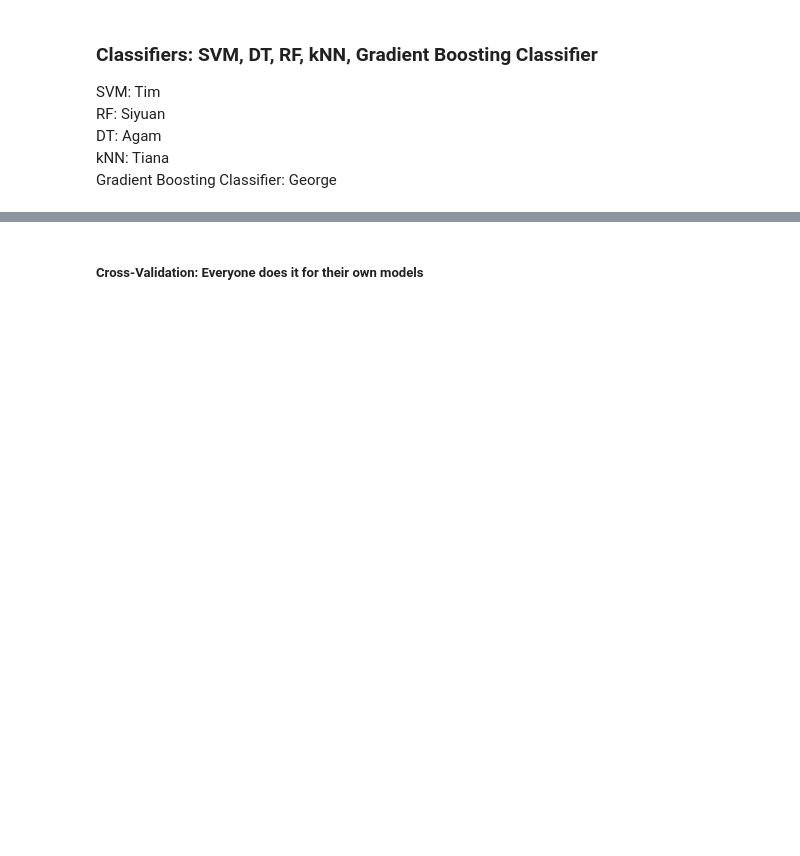
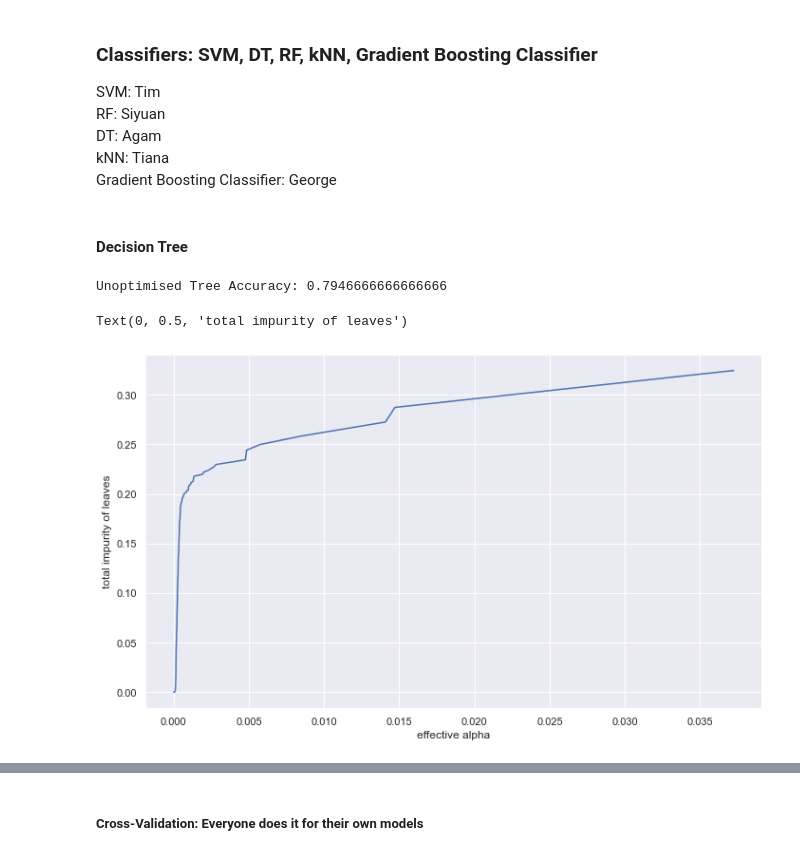
Before and after one commit to AML-final-course-project/SMM284, a Jupyter notebook: customer_churn.ipynb, the cells around one changed output, grey strips where cells are left out. Saved outputs shown, nothing was run; the diff lists cells and outputs as text; code cells hidden in the pictures; blank space fills up the shorter version.

Commit message:
Decision Tree

```diff
--- a/customer_churn.ipynb
+++ b/customer_churn.ipynb
@@ -501,3 +520,26 @@ RF: Siyuan\
 DT: Agam\
 kNN: Tiana\
 Gradient Boosting Classifier: George
+# %% [markdown]
+#### Decision Tree
+# %%
+# first lets at an unpotimised tree
+clf = DecisionTreeClassifier(random_state=0)
+clf.fit(X_train, Y_train)
+print('Unoptimised Tree Accuracy:', accuracy_score(Y_valid, clf.predict(X_valid)))
+# %% [output]
+Unoptimised Tree Accuracy: 0.7946666666666666
+# %%
+clf=DecisionTreeClassifier(random_state=0)
+path = clf.cost_complexity_pruning_path(X_train, Y_train) #computing the alpha and corresponding impurities
+ccp_alphas, impurities = path.ccp_alphas, path.impurities
+plt.figure(figsize=(10, 6))
+plt.plot(ccp_alphas, impurities)
+plt.xlabel("effective alpha")
+plt.ylabel("total impurity of leaves")
+#As alpha increases, so does the impurity of the leaves. The graph shows different values of alpha and the corresponding impurities.
+#The goal is to pick an alpha that renders a tree that is not very impure and with not too many splits that it overfits.
+#Seems like the value may lie between 0 and 0.005.
+# %% [output]
+Text(0, 0.5, 'total impurity of leaves')
+[figure, added]
```
Also changed, not shown: parts of 10 cells of this notebook.
